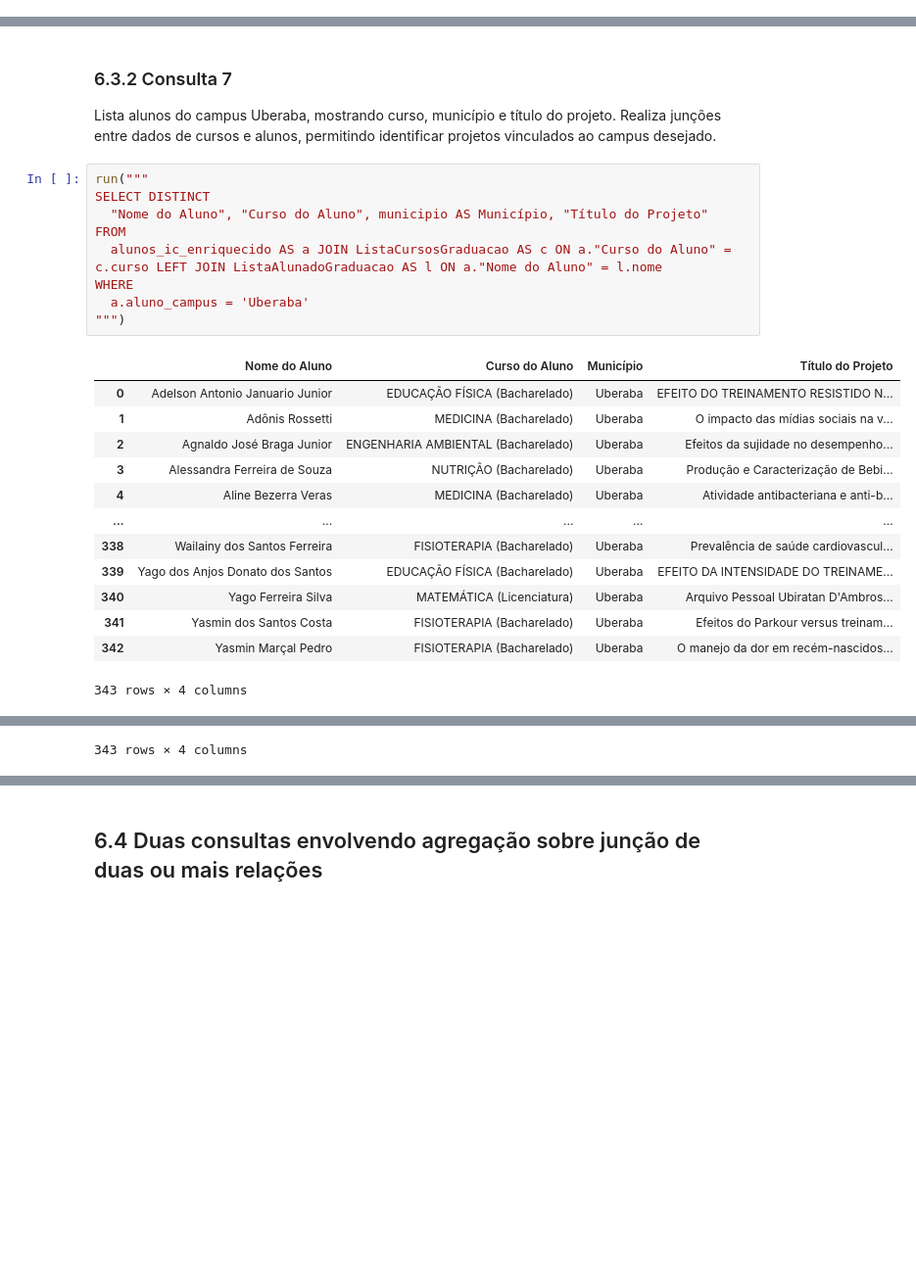
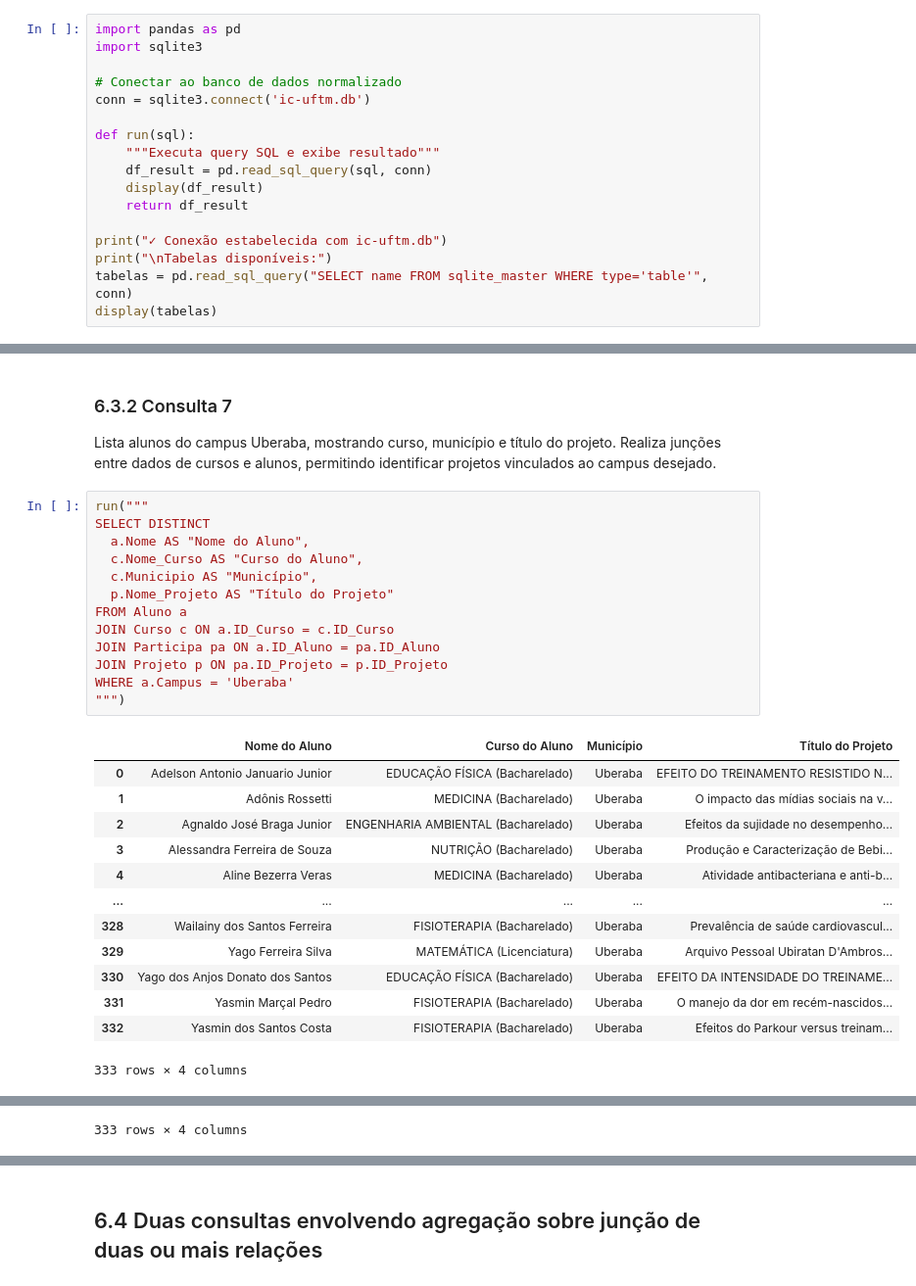
Before and after one commit to raissagd/TP2-IBD, a Jupyter notebook: main.ipynb, the cells around one changed output, grey strips where cells are left out. Shown: that part at 98% size. Saved outputs shown, nothing was run; the diff lists cells and outputs as text; blank space fills up the shorter version.

```diff
--- a/main.ipynb
+++ b/main.ipynb
@@ -937,0 +908,17 @@ def run(sql):
+# %%
+import pandas as pd
+import sqlite3
+
+# Conectar ao banco de dados normalizado
+conn = sqlite3.connect('ic-uftm.db')
+
+def run(sql):
+    """Executa query SQL e exibe resultado"""
+    df_result = pd.read_sql_query(sql, conn)
+    display(df_result)
+    return df_result
+
+print("✓ Conexão estabelecida com ic-uftm.db")
+print("\nTabelas disponíveis:")
+tabelas = pd.read_sql_query("SELECT name FROM sqlite_master WHERE type='table'", conn)
+display(tabelas)
@@ -1193,26 +1190,30 @@ Lista alunos do campus Uberaba, mostrando curso, município e título do projeto
 # %%
 run("""
 SELECT DISTINCT
-  "Nome do Aluno", "Curso do Aluno", municipio AS Município, "Título do Projeto"
-FROM
-  alunos_ic_enriquecido AS a JOIN ListaCursosGraduacao AS c ON a."Curso do Aluno" = c.curso LEFT JOIN ListaAlunadoGraduacao AS l ON a."Nome do Aluno" = l.nome
-WHERE
-  a.aluno_campus = 'Uberaba'
+  a.Nome AS "Nome do Aluno",
+  c.Nome_Curso AS "Curso do Aluno",
+  c.Municipio AS "Município",
+  p.Nome_Projeto AS "Título do Projeto"
+FROM Aluno a
+JOIN Curso c ON a.ID_Curso = c.ID_Curso
+JOIN Participa pa ON a.ID_Aluno = pa.ID_Aluno
+JOIN Projeto p ON pa.ID_Projeto = p.ID_Projeto
+WHERE a.Campus = 'Uberaba'
 """)
 # %% [output]
 |  | Nome do Aluno | Curso do Aluno | Município | Título do Projeto |
 | 0 | Adelson Antonio Januario Junior | EDUCAÇÃO FÍSICA (Bacharelado) | Uberaba | EFEITO DO TREINAMENTO RESISTIDO N... |
 | 1 | Adônis Rossetti | MEDICINA (Bacharelado) | Uberaba | O impacto das mídias sociais na v... |
 | 2 | Agnaldo José Braga Junior | ENGENHARIA AMBIENTAL (Bacharelado) | Uberaba | Efeitos da sujidade no desempenho... |
 | 3 | Alessandra Ferreira de Souza | NUTRIÇÃO (Bacharelado) | Uberaba | Produção e Caracterização de Bebi... |
 | 4 | Aline Bezerra Veras | MEDICINA (Bacharelado) | Uberaba | Atividade antibacteriana e anti-b... |
 | ... | ... | ... | ... | ... |
-| 338 | Wailainy dos Santos Ferreira | FISIOTERAPIA (Bacharelado) | Uberaba | Prevalência de saúde cardiovascul... |
-| 339 | Yago dos Anjos Donato dos Santos | EDUCAÇÃO FÍSICA (Bacharelado) | Uberaba | EFEITO DA INTENSIDADE DO TREINAME... |
-| 340 | Yago Ferreira Silva | MATEMÁTICA (Licenciatura) | Uberaba | Arquivo Pessoal Ubiratan D'Ambros... |
-| 341 | Yasmin dos Santos Costa | FISIOTERAPIA (Bacharelado) | Uberaba | Efeitos do Parkour versus treinam... |
-| 342 | Yasmin Marçal Pedro | FISIOTERAPIA (Bacharelado) | Uberaba | O manejo da dor em recém-nascidos... |
+| 328 | Wailainy dos Santos Ferreira | FISIOTERAPIA (Bacharelado) | Uberaba | Prevalência de saúde cardiovascul... |
+| 329 | Yago Ferreira Silva | MATEMÁTICA (Licenciatura) | Uberaba | Arquivo Pessoal Ubiratan D'Ambros... |
+| 330 | Yago dos Anjos Donato dos Santos | EDUCAÇÃO FÍSICA (Bacharelado) | Uberaba | EFEITO DA INTENSIDADE DO TREINAME... |
+| 331 | Yasmin Marçal Pedro | FISIOTERAPIA (Bacharelado) | Uberaba | O manejo da dor em recém-nascidos... |
+| 332 | Yasmin dos Santos Costa | FISIOTERAPIA (Bacharelado) | Uberaba | Efeitos do Parkour versus treinam... |
-343 rows × 4 columns
+333 rows × 4 columns
 |  | Nome do Aluno | Curso do Aluno | Município | Título do Projeto |
 | 0 | Adelson Antonio Januario Junior | EDUCAÇÃO FÍSICA (Bacharelado) | Uberaba | EFEITO DO TREINAMENTO RESISTIDO N... |
 | 1 | Adônis Rossetti | MEDICINA (Bacharelado) | Uberaba | O impacto das mídias sociais na v... |
@@ -1228,3 +1229,3 @@ WHERE
-343 rows × 4 columns
+333 rows × 4 columns
 # %% [markdown]
 ### 6.3.3 Consulta 8
```
Also changed, not shown: parts of 25 cells of this notebook, 1 other file.
